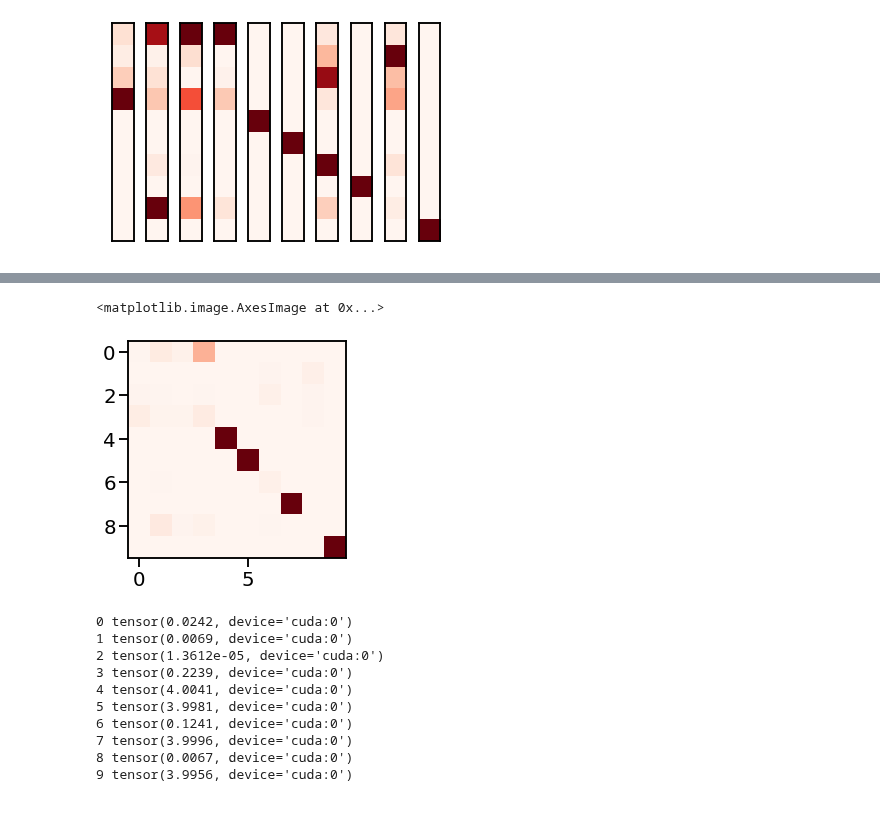
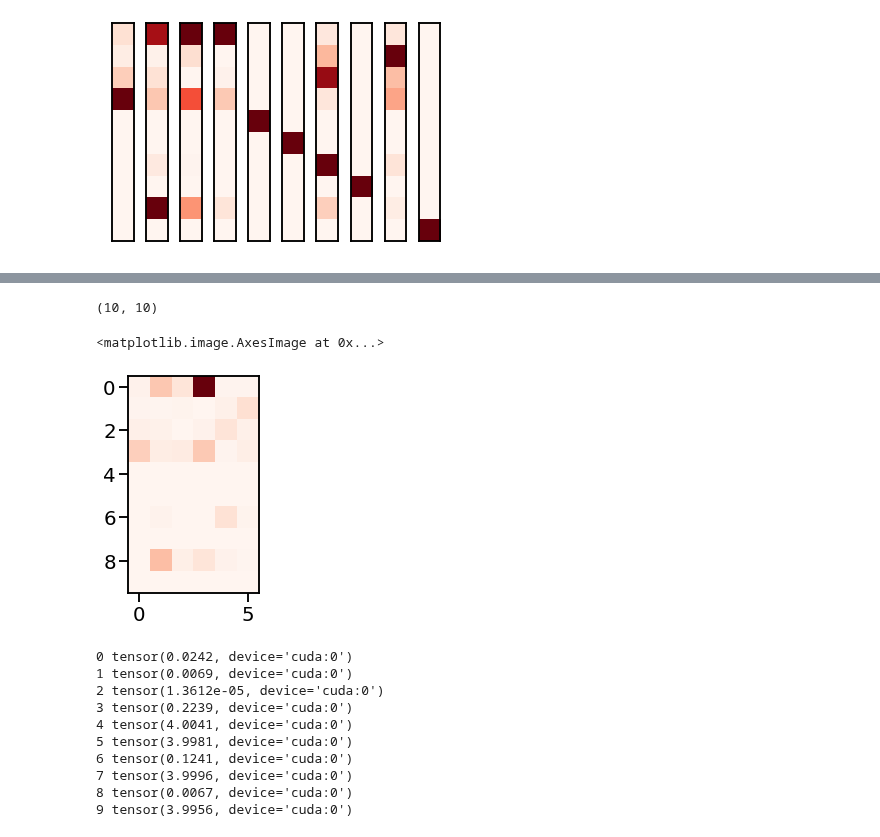
Before and after one commit to muhammadyaseen/vae-disentanglement, a Jupyter notebook: notebooks/PerturbationTesting.ipynb, the cells around one changed output, grey strips where cells are left out. Saved outputs shown, nothing was run; the diff lists cells and outputs as text; code cells hidden in the pictures.

```diff
--- a/notebooks/PerturbationTesting.ipynb
+++ b/notebooks/PerturbationTesting.ipynb
@@ -327,8 +217,11 @@ for r in range(diff_np.shape[0]):
 # %%
-plt.imshow(diffs[0][0].cpu().numpy().T, cmap='Reds')
+dim_perturbs = diffs[0][0].cpu().numpy().T
+print(dim_perturbs.shape)
+plt.imshow(dim_perturbs[:,[0,1,2,3,6,8]], cmap='Reds')
 # %% [output]
-<matplotlib.image.AxesImage at 0x...>
+(10, 10)
+<matplotlib.image.AxesImage at 0x...>
-[figure, old version]
+[figure, new version]
 # %%
 for i, t in enumerate(diffs[0][0]):
     print(i, t[i])
```
Also changed, not shown: parts of 10 cells of this notebook, 5 other files.
